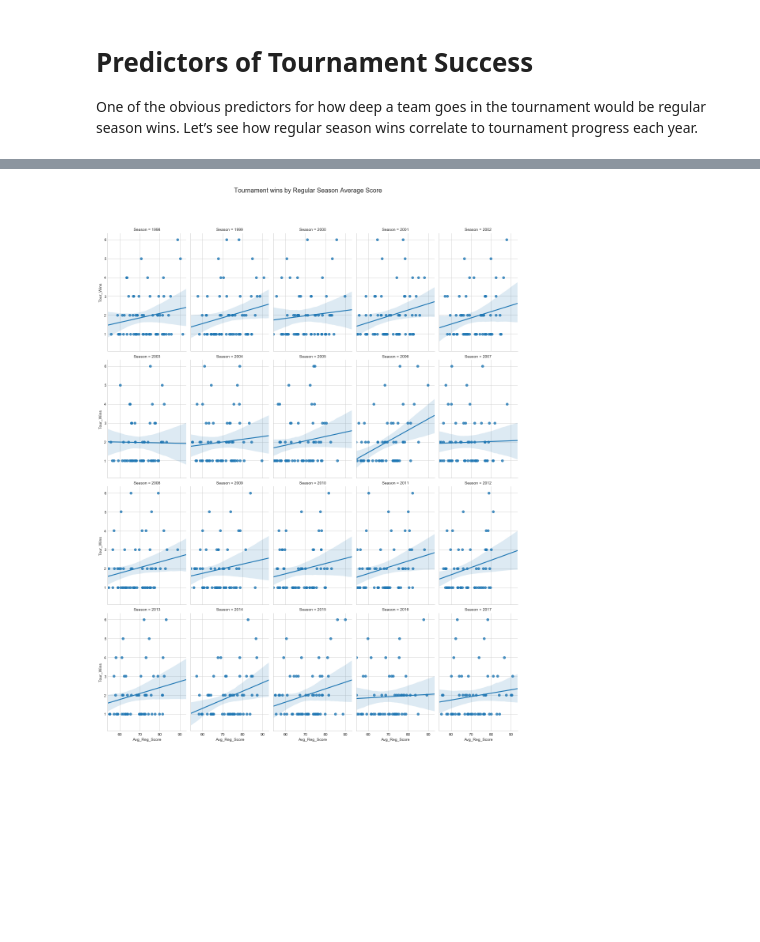
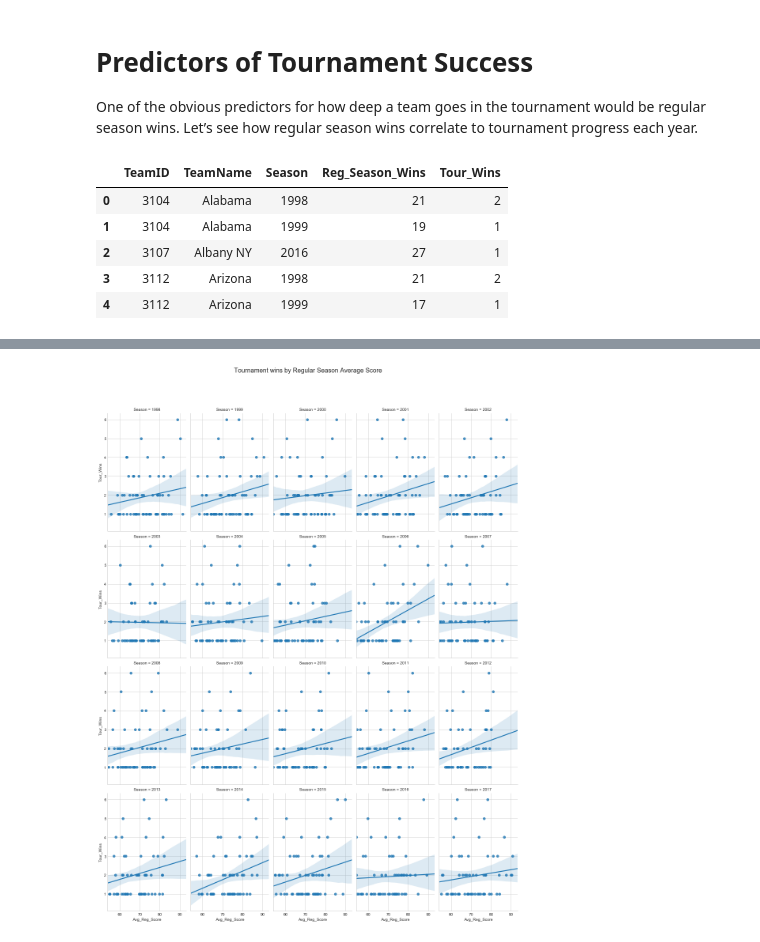
Before and after one commit to Dedomena-exerevnitis/mids-w207-kaggle, a Jupyter notebook: W207_Final_Arvindh_EDA.ipynb, the cells around one changed output, grey strips where cells are left out. Cells and saved outputs as stored; diff of their text form; code cells hidden in the pictures; blank space fills up the shorter version.

```diff
--- a/W207_Final_Arvindh_EDA.ipynb
+++ b/W207_Final_Arvindh_EDA.ipynb
@@ -357,6 +357,15 @@ df_teams_wins_reg_tour_by_season = pd.merge(df_reg_compact_team_wins_by_season,d
 # Rename the columns to give appropriate names
 
 df_teams_wins_reg_tour_by_season=df_teams_wins_reg_tour_by_season.rename(columns={'count_x':'Reg_Season_Wins','count_y':'Tour_Wins'})
+# %%
+df_teams_wins_reg_tour_by_season.head()
+# %% [output]
+|  | TeamID | TeamName | Season | Reg_Season_Wins | Tour_Wins |
+| 0 | 3104 | Alabama | 1998 | 21 | 2 |
+| 1 | 3104 | Alabama | 1999 | 19 | 1 |
+| 2 | 3107 | Albany NY | 2016 | 27 | 1 |
+| 3 | 3112 | Arizona | 1998 | 21 | 2 |
+| 4 | 3112 | Arizona | 1999 | 17 | 1 |
 # %%
 # Plot scatterplot by season to compare regular season wins and tournament wins
 
```
Also changed, not shown: parts of 8 cells of this notebook.
